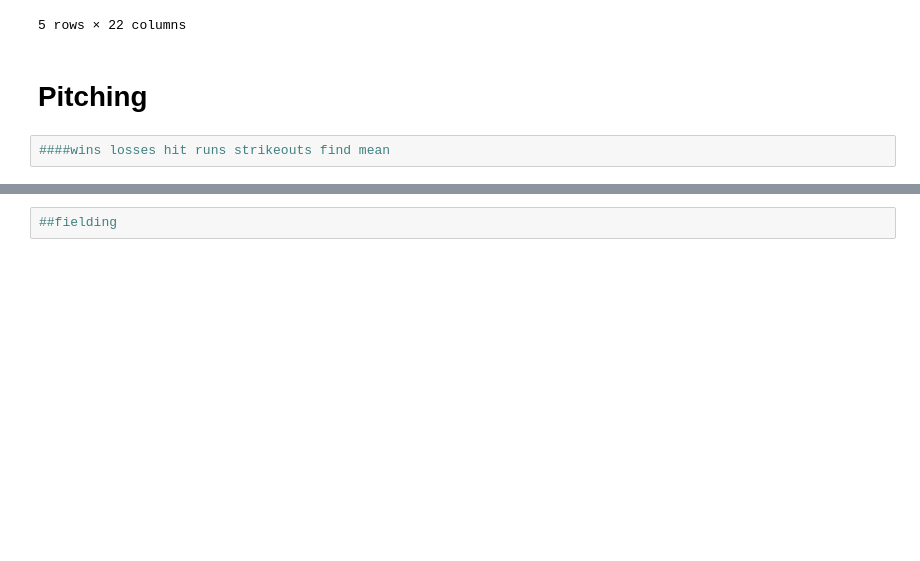
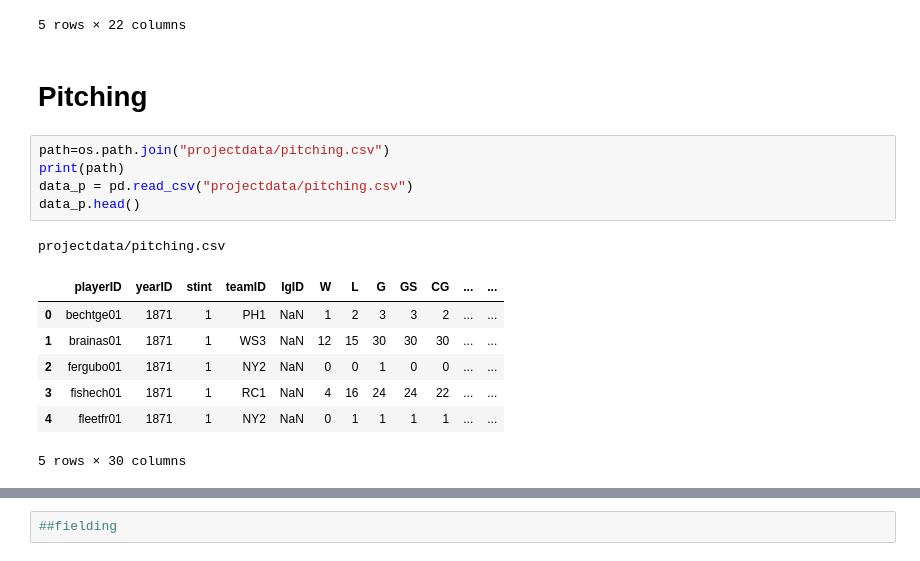
Before and after one commit to Lanpham0110/Project-1, a Jupyter notebook: project1.ipynb, the cells around one changed output, grey strips where cells are left out. Cells and saved outputs as stored; diff of their text form; blank space fills up the shorter version.

```diff
--- a/project1.ipynb
+++ b/project1.ipynb
@@ -113,5 +116,17 @@ new_data.head()
 5 rows × 22 columns
 # %% [markdown]
 # Pitching
-# %%
-####wins losses hit runs strikeouts find mean
+# %%
+path=os.path.join("projectdata/pitching.csv")
+print(path)
+data_p = pd.read_csv("projectdata/pitching.csv")
+data_p.head()
+# %% [output]
+projectdata/pitching.csv
+|  | playerID | yearID | stint | teamID | lgID | W | L | G | GS | CG | ... | ... |
+| 0 | bechtge01 | 1871 | 1 | PH1 | NaN | 1 | 2 | 3 | 3 | 2 | ... | ... |
+| 1 | brainas01 | 1871 | 1 | WS3 | NaN | 12 | 15 | 30 | 30 | 30 | ... | ... |
+| 2 | fergubo01 | 1871 | 1 | NY2 | NaN | 0 | 0 | 1 | 0 | 0 | ... | ... |
+| 3 | fishech01 | 1871 | 1 | RC1 | NaN | 4 | 16 | 24 | 24 | 22 | ... | ... |
+| 4 | fleetfr01 | 1871 | 1 | NY2 | NaN | 0 | 1 | 1 | 1 | 1 | ... | ... |
+5 rows × 30 columns
```
Also changed, not shown: parts of 6 cells of this notebook.
